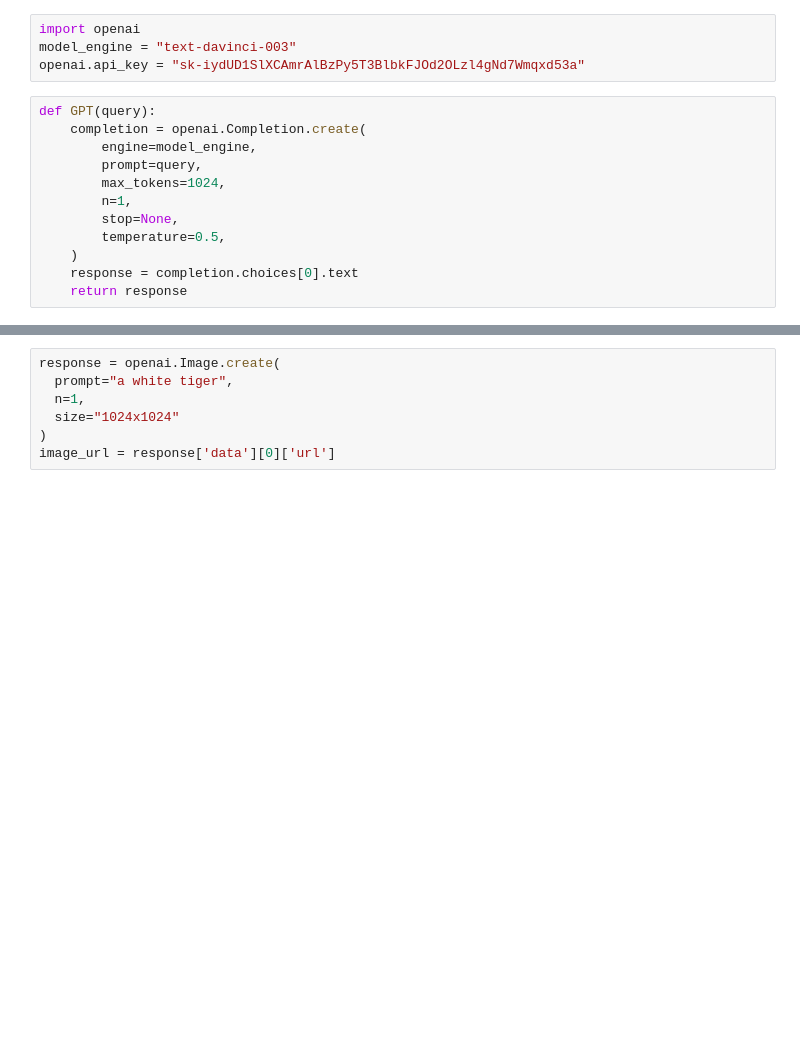
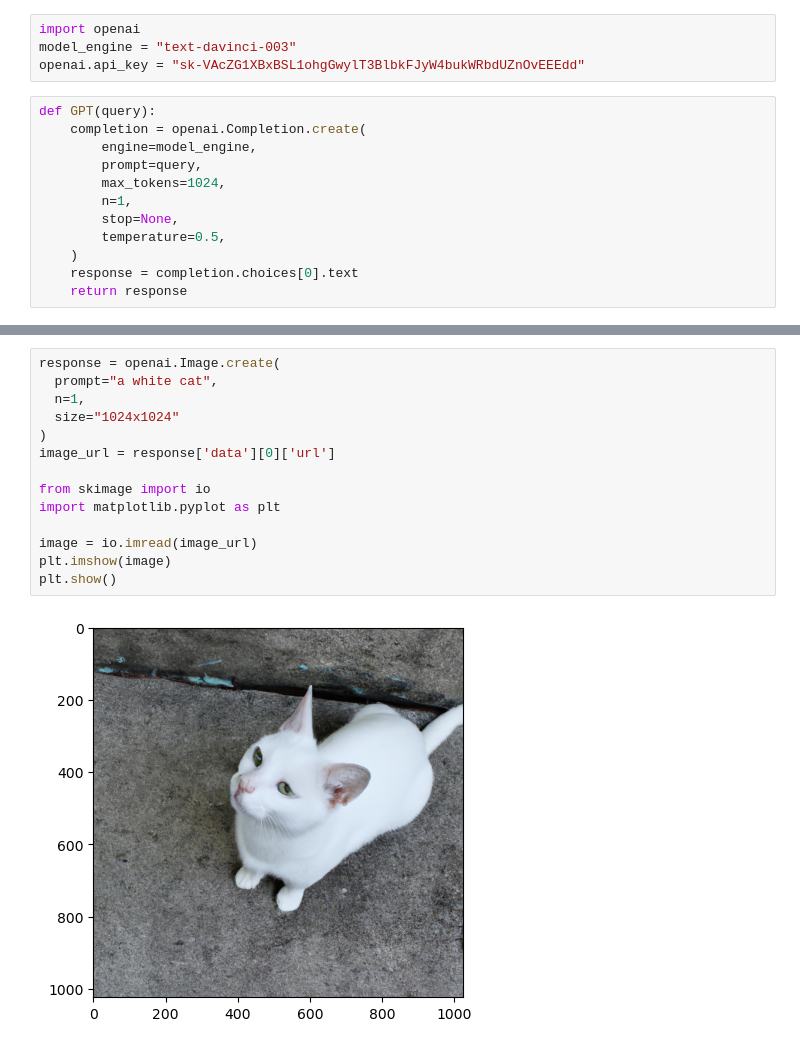
Before and after one commit to tnmthai/gis-medium, a Jupyter notebook: Others/ChatGPT.ipynb, the cells around one changed output, grey strips where cells are left out. Drawn from its saved outputs; the diff is of its cells as text; blank space fills up the shorter version.

```diff
--- a/Others/ChatGPT.ipynb
+++ b/Others/ChatGPT.ipynb
@@ -4,7 +19,7 @@
 # %%
 import openai
 model_engine = "text-davinci-003"
-openai.api_key = "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"
+openai.api_key = "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"
 # %%
 def GPT(query):
     completion = openai.Completion.create(
@@ -31,7 +65,16 @@ while True:
 # %%
 response = openai.Image.create(
-  prompt="a white tiger",
+  prompt="a white cat",
   n=1,
   size="1024x1024"
 )
 image_url = response['data'][0]['url']
+
+from skimage import io
+import matplotlib.pyplot as plt
+
+image = io.imread(image_url)
+plt.imshow(image)
+plt.show()
+# %% [output]
+[figure, added]
```
Also changed, not shown: parts of 4 cells of this notebook, 1 other file.
